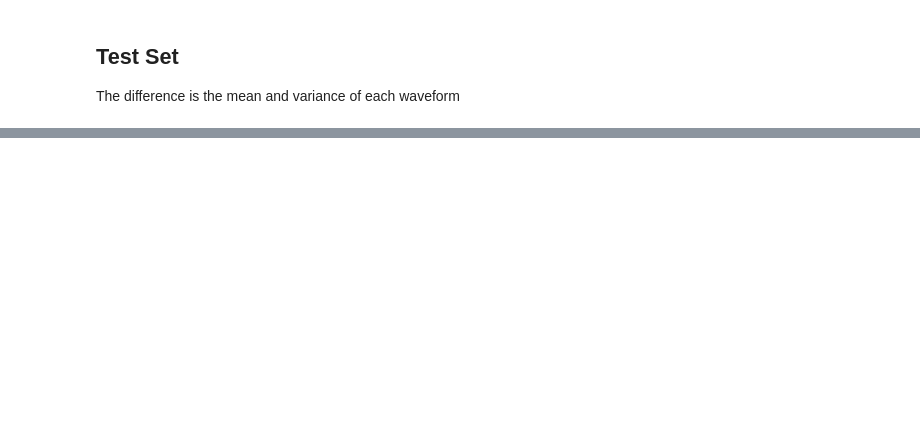
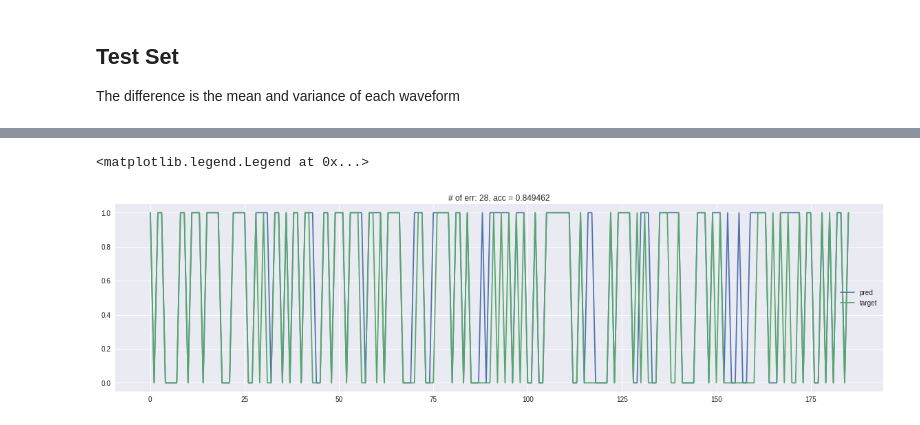
Before and after one commit to DongminWu/MLpractice, a Jupyter notebook: deep_siamese_one_shot_learning.ipynb, the cells around one changed output, grey strips where cells are left out. Saved outputs shown, nothing was run; the diff lists cells and outputs as text; code cells hidden in the pictures; blank space fills up the shorter version.

```diff
--- a/deep_siamese_one_shot_learning.ipynb
+++ b/deep_siamese_one_shot_learning.ipynb
@@ -210,0 +459,17 @@ bi_lstm2_2 = Bidirectional(LSTM(dim_lstm_layer, return_sequences=True, name="LST
+# %%
+thres = 0.62
+# %%
+new_pred = preds.copy()
+new_pred[new_pred<thres] = 0
+new_pred[new_pred>=thres] = 1
+
+err = (new_pred != testY).sum()
+
+plt.figure(figsize=(20,5))
+plt.plot(new_pred, label = "pred")
+plt.plot(testY, label = 'target')
+plt.title("# of err: %d, acc = %f" % (err, (len(testY)-err)/len(testY)))
+plt.legend()
+# %% [output]
+<matplotlib.legend.Legend at 0x...>
+[figure, added]
```
Also changed, not shown: parts of 28 cells of this notebook.
